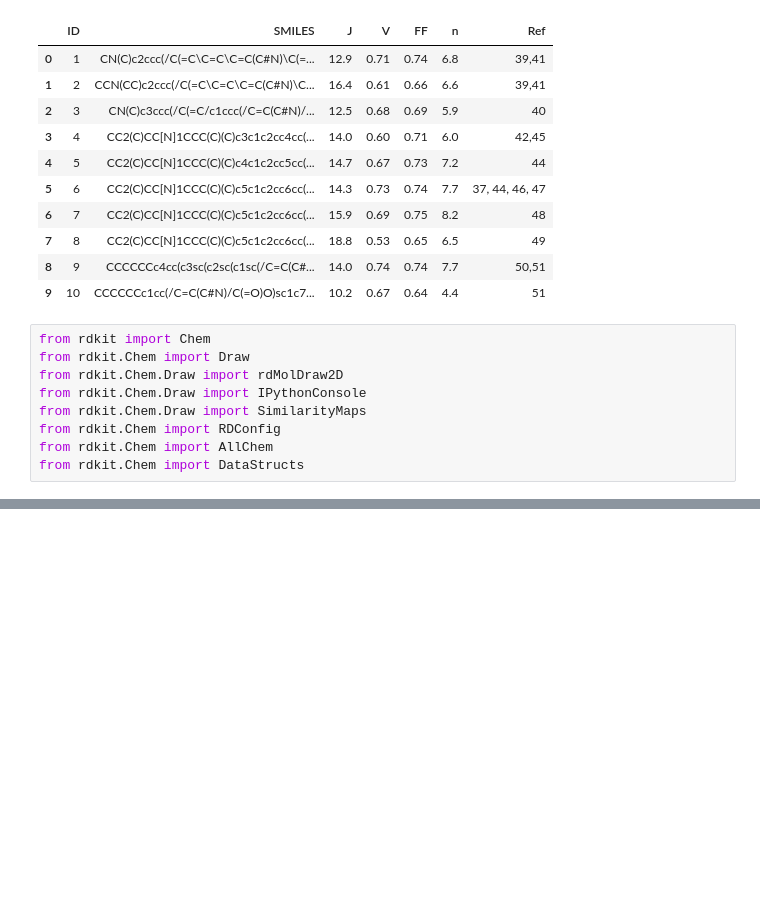
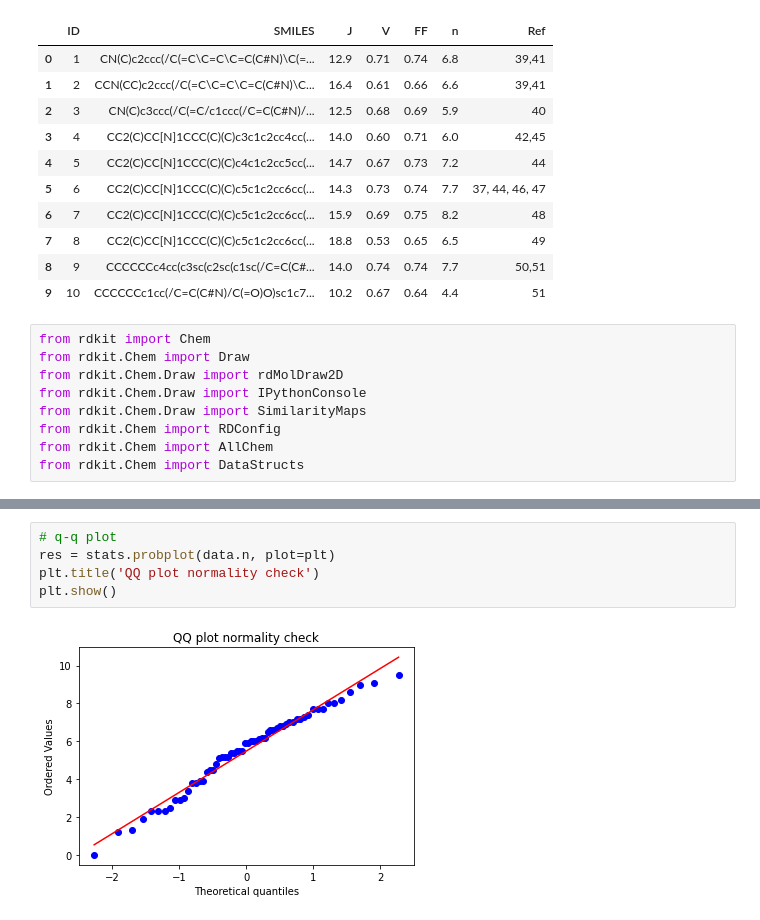
Before and after one commit to danjoshuasg/TESIS_CHEMISTRY, a Jupyter notebook: code/data/data.ipynb, the cells around one changed output, grey strips where cells are left out. Drawn from its saved outputs; the diff is of its cells as text; blank space fills up the shorter version.

```diff
--- a/code/data/data.ipynb
+++ b/code/data/data.ipynb
@@ -58,0 +68,7 @@ Chem.MolFromSmiles(data.SMILES[2])
+# %%
+# q-q plot
+res = stats.probplot(data.n, plot=plt)
+plt.title('QQ plot normality check')
+plt.show()
+# %% [output]
+[figure, added]
```
Also changed, not shown: parts of 27 cells of this notebook, 10 other files.
